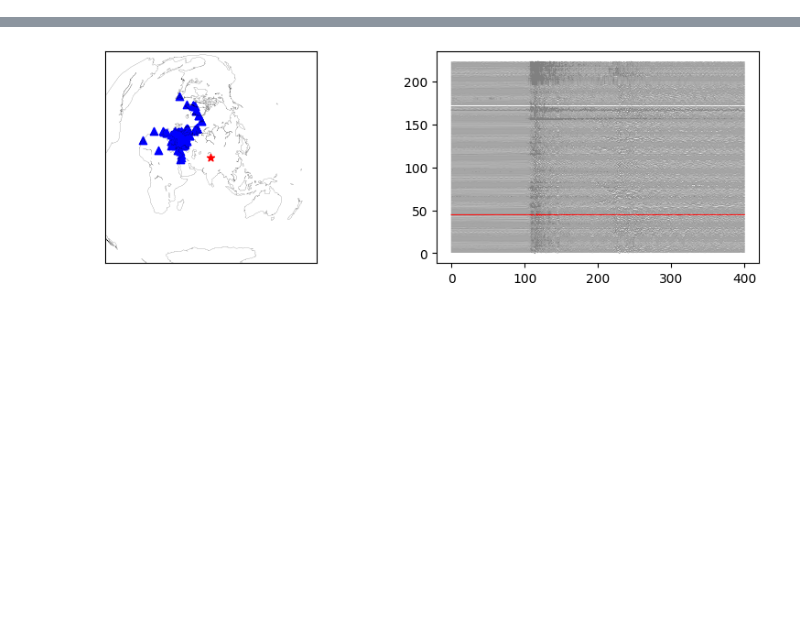
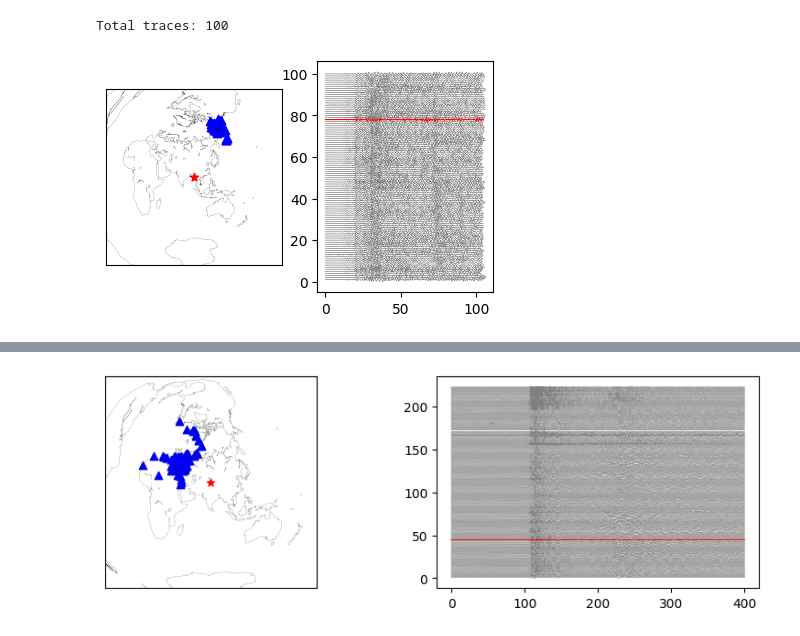
Before and after one commit to ajay6763/earthquake_bp_obspy, a Jupyter notebook: Array_selection.ipynb, the cells around one changed output, grey strips where cells are left out. Cells and saved outputs as stored; diff of their text form; code cells hidden in the pictures; blank space fills up the shorter version.

```diff
--- a/Array_selection.ipynb
+++ b/Array_selection.ipynb
@@ -280,0 +290,13 @@ def array_selection_plot(stream,event_lat,event_long,az_min,az_max,dist_min,dist
+# %%
+#USA
+az_min=15
+az_max=80
+dist_min=60 #30
+dist_max=90
+array_selection_plot(stream_test,event_lat,event_long,az_min,az_max,dist_min,dist_max,
+                    bp_l=0.5,bp_h=2,max_lag=20,time_before=20,time_after=20,
+                     corr_thres=0.6,t_plot_start=5,
+                     t_plot_end=100,SNR=4)
+# %% [output]
+Total traces: 100
+[figure, added]
```
Also changed, not shown: parts of 9 cells of this notebook, 10 other files.
